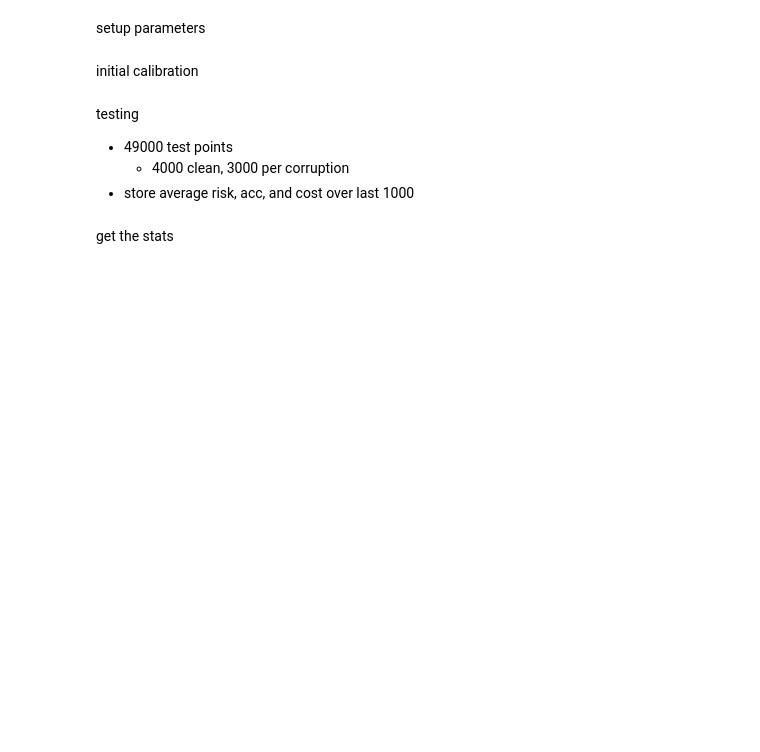
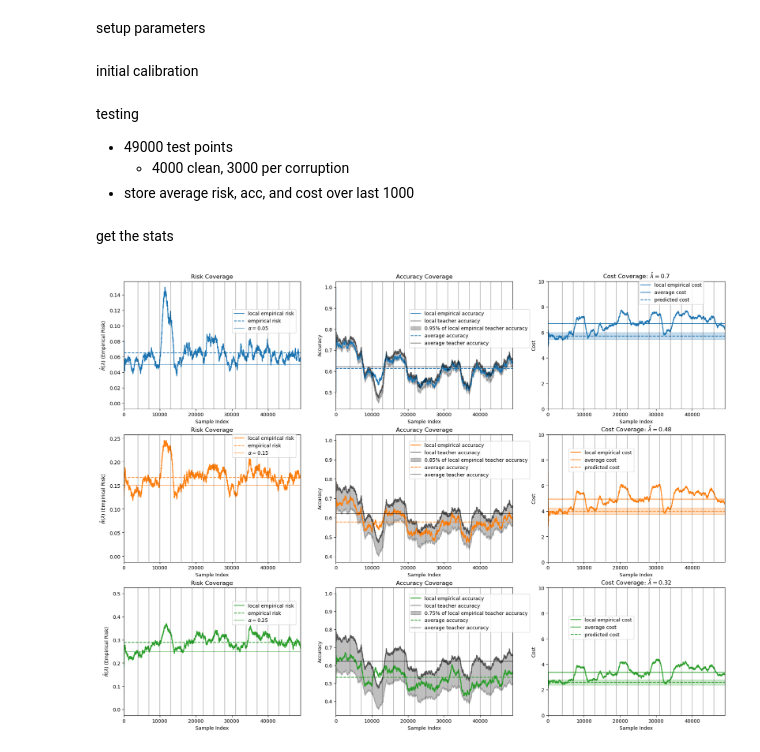
Before and after one commit to Geffen-Cooper/conformal, a Jupyter notebook: dist_shift.ipynb, the cells around one changed output. Cells and saved outputs as stored; diff of their text form; code cells hidden in the pictures; blank space fills up the shorter version.

Commit message:
plot

```diff
--- a/dist_shift.ipynb
+++ b/dist_shift.ipynb
@@ -47,8 +49,10 @@ student_cal_preds = student_decs[cal_idxs]
 teacher_cal_preds = teacher_decs[cal_idxs]
 
 lambda_hats = []
+mean_stud_uses = []
 
 for i,alpha in enumerate(alphas):
+
     # zero-one loss
     def zo_loss(p_pred_set,t_pred_set):
         return (p_pred_set != t_pred_set).float().mean()
@@ -59,6 +63,14 @@ for i,alpha in enumerate(alphas):
         return zo_loss(p_set, teacher_cal_preds) - ((n+1)/n*alpha - 1/(n+1))
 
     lambda_hats.append(brentq(lamhat_threshold, 0, 1))
+
+    mean = (student_cal_scores >= lambda_hats[i]).float().mean()
+    std = (student_cal_scores >= lambda_hats[i]).float().std()
+    lower = mean-st.norm.ppf(1-(0.05)/2)*(std/np.sqrt(len(student_cal_preds)))
+    upper = mean+st.norm.ppf(1-(0.05)/2)*(std/np.sqrt(len(student_cal_preds)))
+    lower = lower + (1-lower)*10
+    upper = upper + (1-upper)*10
+    mean_stud_uses.append([lower,upper])
 # %% [markdown]
 testing
 * 49000 test points
@@ -138,34 +150,41 @@ for alpha_i,alpha in enumerate(alphas):
     # risk
     ax[alpha_i,0].plot(torch.arange(0,len(val_idxs)),local_avg_risk[alpha_i,:],c=cycle[alpha_i],label="local empirical risk")
     ax[alpha_i,0].axhline(avg_risk[alpha_i],c=cycle[alpha_i],linestyle="--",label="empirical risk")
     ax[alpha_i,0].axhline(alpha,c=cycle[alpha_i],label=r'$\alpha=$'+str(alpha),alpha=0.5)
     ax[alpha_i,0].set_title("Risk Coverage")
     ax[alpha_i,0].set_xlabel("Sample Index")
     ax[alpha_i,0].set_ylabel(r'$\hat{R}(\lambda)$ (Empirical Risk)')
     for i in range(15):
         ax[alpha_i,0].axvline(4000+i*3000,c='k',alpha=0.25)
+    ax[alpha_i,0].set_xlim([0,49000])
     # accuracy
     ax[alpha_i,1].plot(torch.arange(0,len(val_idxs)),local_avg_acc[alpha_i,:],c=cycle[alpha_i],label="local empirical accuracy")
     ax[alpha_i,1].plot(torch.arange(0,len(val_idxs)),local_avg_acc_t[:],c='k',label="local teacher accuracy",alpha=0.5)
     ax[alpha_i,1].fill_between(torch.arange(0,len(val_idxs)),(1-alpha)*local_avg_acc_t,local_avg_acc_t,color='k',alpha=0.25,label=str(1-alpha)+"% of local empirical teacher accuracy")
     ax[alpha_i,1].axhline(avg_acc[alpha_i],c=cycle[alpha_i],linestyle="--",label="average accuracy")
     ax[alpha_i,1].axhline(avg_acc_t,c='k',alpha=0.5,label="average teacher accuracy")
     ax[alpha_i,1].set_title("Accuracy Coverage")
     ax[alpha_i,1].set_xlabel("Sample Index")
     ax[alpha_i,1].set_ylabel("Accuracy")
     for i in range(15):
         ax[alpha_i,1].axvline(4000+i*3000,c='k',alpha=0.25)
+    ax[alpha_i,1].set_xlim([0,49000])
     # maybe add fill between on total average?
     # cost
     ax[alpha_i,2].plot(torch.arange(0,len(val_idxs)),local_avg_cost[alpha_i,:],c=cycle[alpha_i],label="local empirical cost")
-    ax[alpha_i,2].axhline(avg_cost[alpha_i],c=cycle[alpha_i],linestyle="--",label="average cost")
+    ax[alpha_i,2].axhline(avg_cost[alpha_i],c=cycle[alpha_i],label="average cost")
+    ax[alpha_i,2].axhline(sum(mean_stud_uses[alpha_i])/2,c=cycle[alpha_i],linestyle="--",label="predicted cost")
+    ax[alpha_i,2].fill_between(torch.arange(0,len(val_idxs)),torch.ones(len(val_idxs))*mean_stud_uses[alpha_i][0],torch.ones(len(val_idxs))*mean_stud_uses[alpha_i][1],color=cycle[alpha_i],alpha=0.25)
     ax[alpha_i,2].set_title(r'Cost Coverage: $\hat{\lambda}=$'+str(round(lambda_hats[alpha_i],2)))
     ax[alpha_i,2].set_xlabel("Sample Index")
     ax[alpha_i,2].set_ylabel("Cost")
     ax[alpha_i,2].set_ylim([0,10])
+    ax[alpha_i,2].set_xlim([0,49000])
     for i in range(15):
         ax[alpha_i,2].axvline(4000+i*3000,c='k',alpha=0.25)
 
-    ax[alpha_i,0].legend(bbox_to_anchor=(0.7,0.8))
-    ax[alpha_i,1].legend(bbox_to_anchor=(0.7,0.8))
-    ax[alpha_i,2].legend(bbox_to_anchor=(0.7,0.8))
+    ax[alpha_i,0].legend(bbox_to_anchor=(0.6,0.8))
+    ax[alpha_i,1].legend(bbox_to_anchor=(0.4,0.8))
+    ax[alpha_i,2].legend(bbox_to_anchor=(0.5,0.8))
+# %% [output]
+[figure, added]
```
Also changed, not shown: parts of 1 cell of this notebook, 1 other file.
